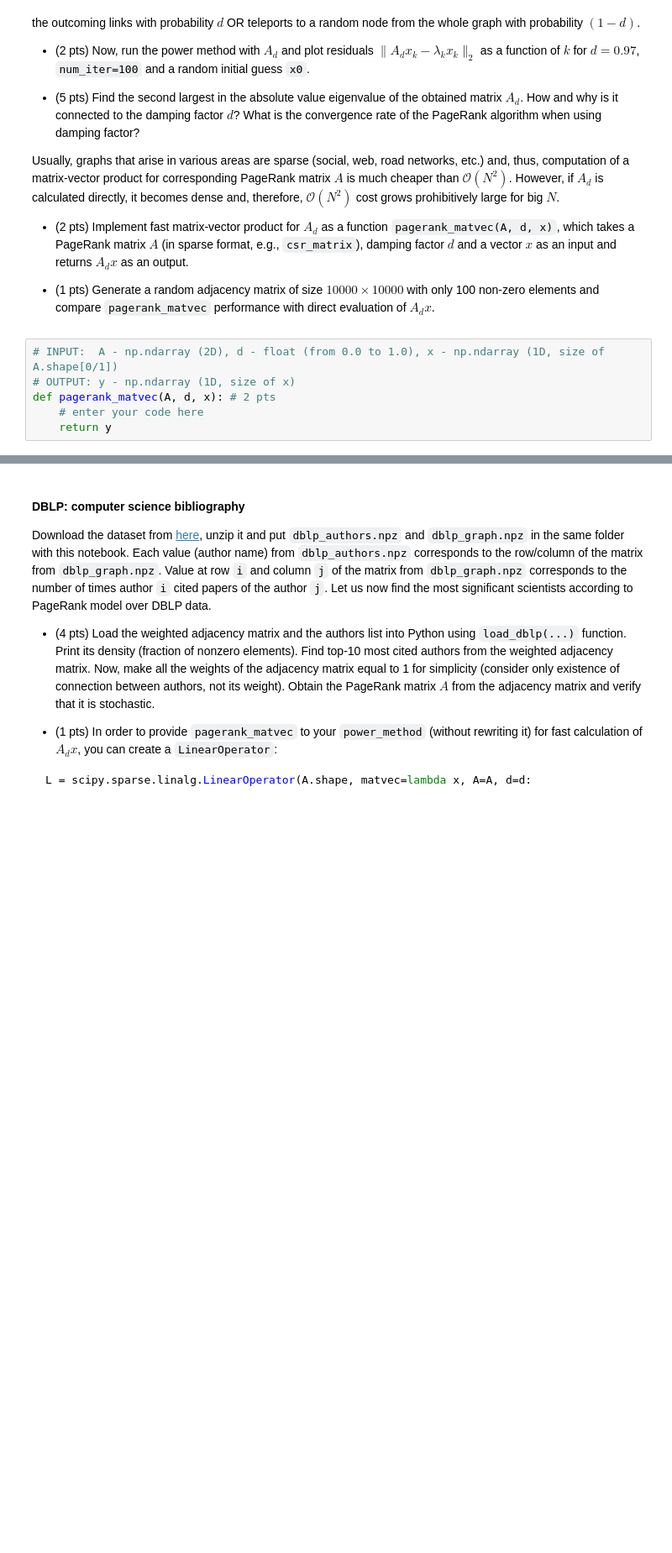
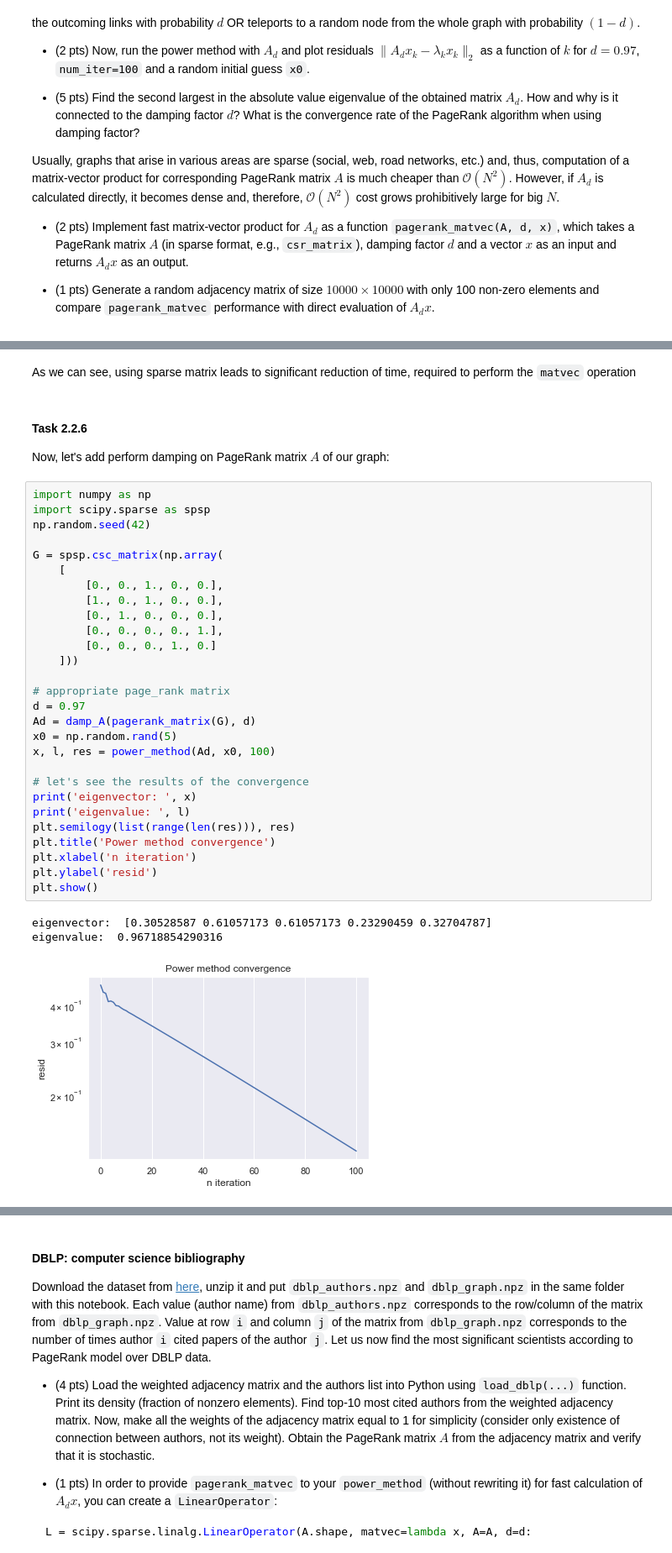
Before and after one commit to PetrMokrov/nla2020, a Jupyter notebook: hw/hw2/hw2.ipynb, the cells around one changed output, grey strips where cells are left out. Shown at 84% size. Cells and saved outputs as stored; diff of their text form; blank space fills up the shorter version.

````diff
--- a/hw/hw2/hw2.ipynb
+++ b/hw/hw2/hw2.ipynb
@@ -758,9 +760,3 @@ Usually, graphs that arise in various areas are sparse (social, web, road networ
 * (2 pts) Implement fast matrix-vector product for $A_d$ as a function ```pagerank_matvec(A, d, x)```, which takes a PageRank matrix $A$ (in sparse format, e.g., ```csr_matrix```), damping factor $d$ and a vector $x$ as an input and returns $A_dx$ as an output.
 
 * (1 pts) Generate a random adjacency matrix of size $10000 \times 10000$ with only 100 non-zero elements and compare ```pagerank_matvec``` performance with direct evaluation of $A_dx$.
-# %%
-# INPUT:  A - np.ndarray (2D), d - float (from 0.0 to 1.0), x - np.ndarray (1D, size of A.shape[0/1])
-# OUTPUT: y - np.ndarray (1D, size of x)
-def pagerank_matvec(A, d, x): # 2 pts
-    # enter your code here
-    return y
@@ -766,0 +1001,38 @@ def pagerank_matvec(A, d, x): # 2 pts
+# %% [markdown]
+As we can see, using sparse matrix leads to significant reduction of time, required to perform the `matvec` operation
+# %% [markdown]
+#### Task 2.2.6
+
+Now, let's add perform damping on PageRank matrix $A$ of our graph:
+# %%
+import numpy as np
+import scipy.sparse as spsp
+np.random.seed(42)
+
+G = spsp.csc_matrix(np.array(
+    [
+        [0., 0., 1., 0., 0.],
+        [1., 0., 1., 0., 0.],
+        [0., 1., 0., 0., 0.],
+        [0., 0., 0., 0., 1.],
+        [0., 0., 0., 1., 0.]
+    ]))
+
+# appropriate page_rank matrix
+d = 0.97
+Ad = damp_A(pagerank_matrix(G), d)
+x0 = np.random.rand(5)
+x, l, res = power_method(Ad, x0, 100)
+
+# let's see the results of the convergence
+print('eigenvector: ', x)
+print('eigenvalue: ', l)
+plt.semilogy(list(range(len(res))), res)
+plt.title('Power method convergence')
+plt.xlabel('n iteration')
+plt.ylabel('resid')
+plt.show()
+# %% [output]
+eigenvector:  [0.30528587 0.61057173 0.61057173 0.23290459 0.32704787]
+eigenvalue:  0.96718854290316
+[figure, added]
````
Also changed, not shown: parts of 46 cells of this notebook.
